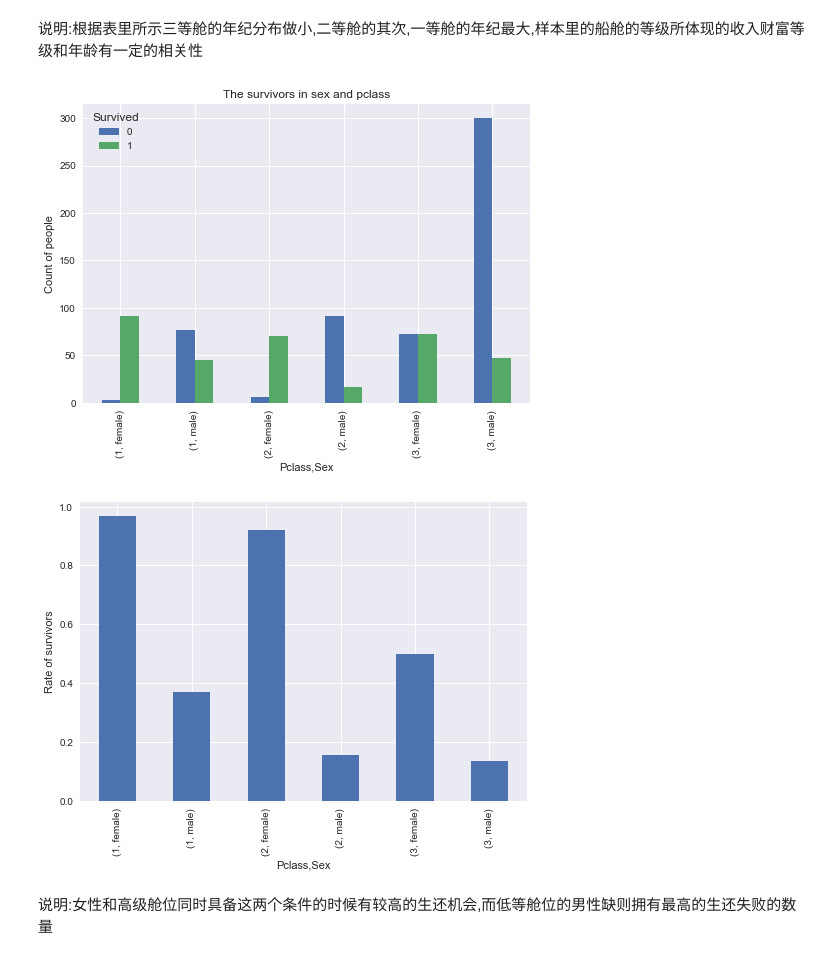
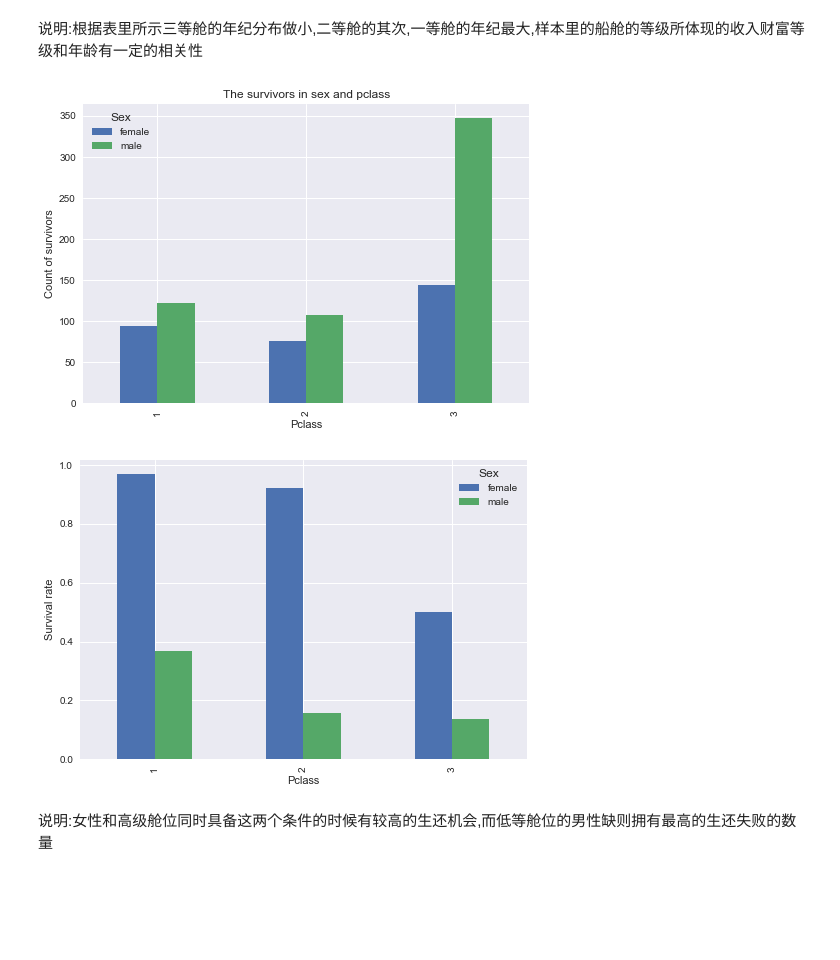
Before and after one commit to xueweiyema/titanic_analysis, a Jupyter notebook: titanic.ipynb, the cells around one changed output. Saved outputs shown, nothing was run; the diff lists cells and outputs as text; code cells hidden in the pictures; blank space fills up the shorter version.

```diff
--- a/titanic.ipynb
+++ b/titanic.ipynb
@@ -234,16 +256,16 @@ plt.show()
 说明:根据表里所示三等舱的年纪分布做小,二等舱的其次,一等舱的年纪最大,样本里的船舱的等级所体现的收入财富等级和年龄有一定的相关性
 # %%
  #各种舱级别情况下各性别的获救情况
-df.groupby(['Pclass','Sex','Survived'])['Survived'].count().unstack().plot(kind='bar')
+df.groupby(['Pclass','Sex'])['Survived'].count().unstack().plot(kind='bar')
 plt.title('The survivors in sex and pclass')
 plt.ylabel('Count of survivors')
 plt.show()
-plt.ylabel('rate of survivors')
-df.groupby(['Pclass','Sex'])['Survived'].mean().plot(kind='bar')
+df.groupby(['Pclass','Sex'])['Survived'].mean().unstack().plot(kind='bar')
+plt.ylabel('Survival rate')
 plt.show()
 # %% [output]
-[figure, old version]
+[figure, new version]
-[figure, old version]
+[figure, new version]
 # %% [markdown]
 说明:女性和高级舱位同时具备这两个条件的时候有较高的生还机会,而低等舱位的男性缺则拥有最高的生还失败的数量
 # %%
```
Also changed, not shown: parts of 9 cells of this notebook.
